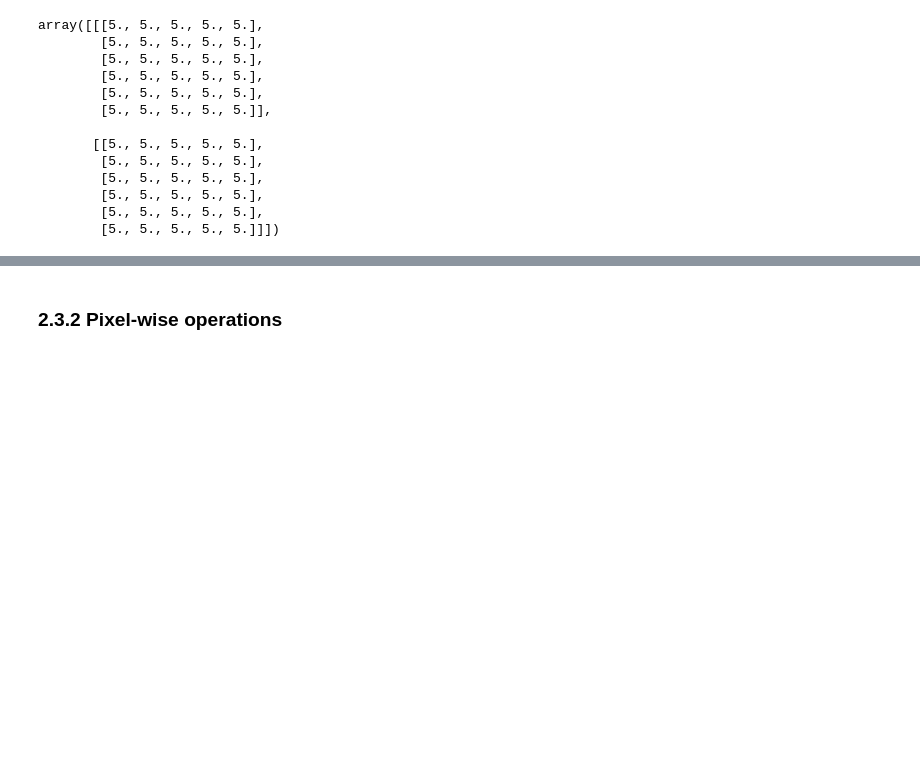
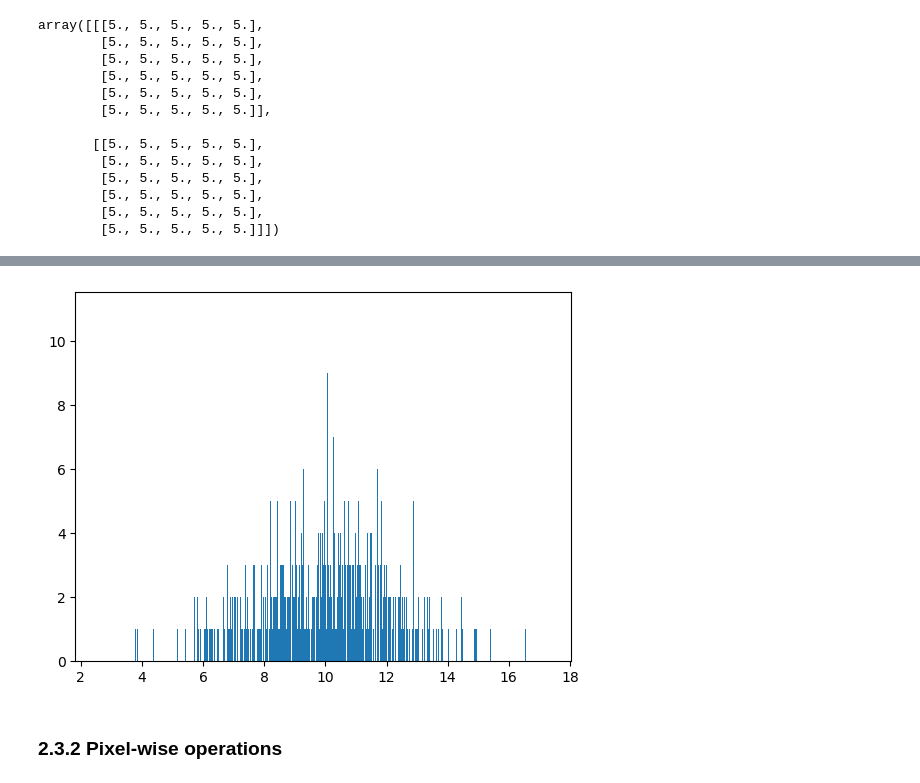
Before and after one commit to guiwitz/neubias_academy_biapy, a Jupyter notebook: 02-Numpy_images.ipynb, the cells around one changed output, grey strips where cells are left out. Saved outputs shown, nothing was run; the diff lists cells and outputs as text; code cells hidden in the pictures; blank space fills up the shorter version.

```diff
--- a/02-Numpy_images.ipynb
+++ b/02-Numpy_images.ipynb
@@ -363,3 +360,8 @@ array([[10.88484967, 10.6799437 ],
+# %%
+plt.hist(gaussian_array.flatten(), bins=gaussian_array.size)
+plt.show()
+# %% [output]
+[figure, added]
 # %% [markdown]
 ### 2.3.2 Pixel-wise operations
 # %% [markdown]
```
Also changed, not shown: parts of 42 cells of this notebook.
